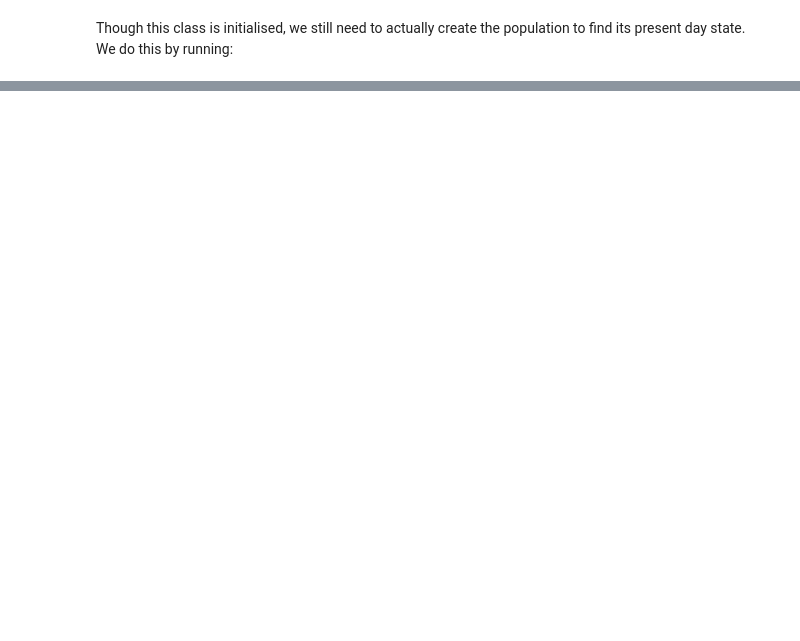
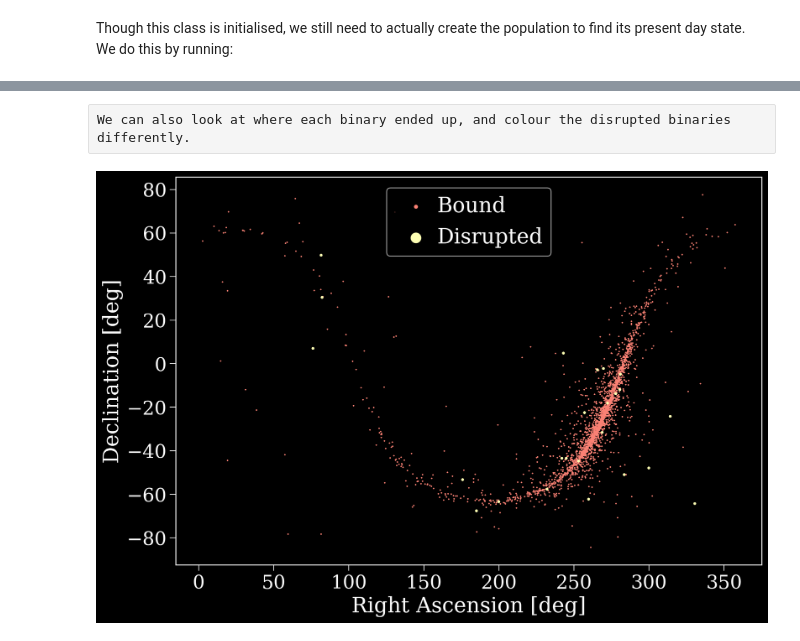
Before and after one commit to TomWagg/cogsworth, a Jupyter notebook: docs/tutorials/getting_started.ipynb, the cells around one changed output, grey strips where cells are left out. Drawn from its saved outputs; the diff is of its cells as text; code cells hidden in the pictures; blank space fills up the shorter version.

```diff
--- a/docs/tutorials/getting_started.ipynb
+++ b/docs/tutorials/getting_started.ipynb
@@ -88,0 +152,3 @@ p.final_coords
+# %%
+disrupted = p.final_bpp["sep"] < 0.0
+p.final_bpp[disrupted]
@@ -88,0 +169,12 @@ p.final_coords
+# %% [raw]
+We can also look at where each binary ended up, and colour the disrupted binaries differently.
+# %%
+plt.scatter(p.final_coords[0][~disrupted].icrs.ra, p.final_coords[0][~disrupted].icrs.dec, s=0.5, c="C3", label="Bound")
+plt.scatter(p.final_coords[0][disrupted].icrs.ra, p.final_coords[0][disrupted].icrs.dec, s=5, c="C1")
+plt.scatter(p.final_coords[1][disrupted].icrs.ra, p.final_coords[1][disrupted].icrs.dec, s=5, c="C1", label="Disrupted")
+plt.xlabel("Right Ascension [deg]")
+plt.ylabel("Declination [deg]")
+plt.legend(markerscale=5, handletextpad=.0)
+plt.show()
+# %% [output]
+[figure, added]
```
Also changed, not shown: parts of 20 cells of this notebook.
